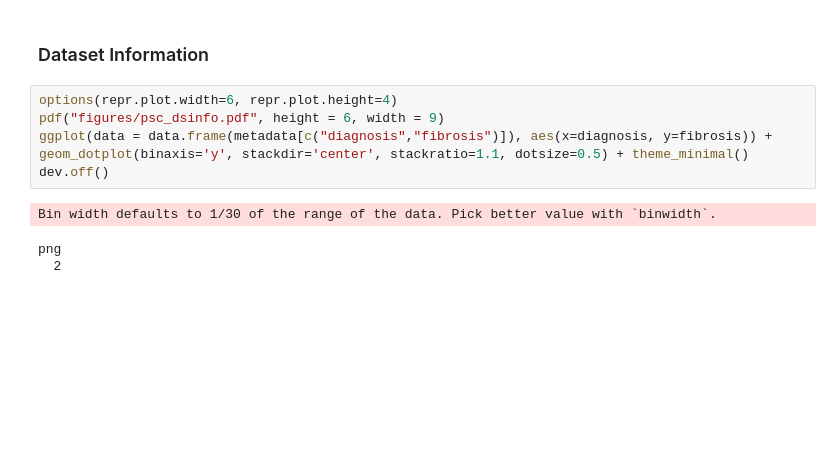
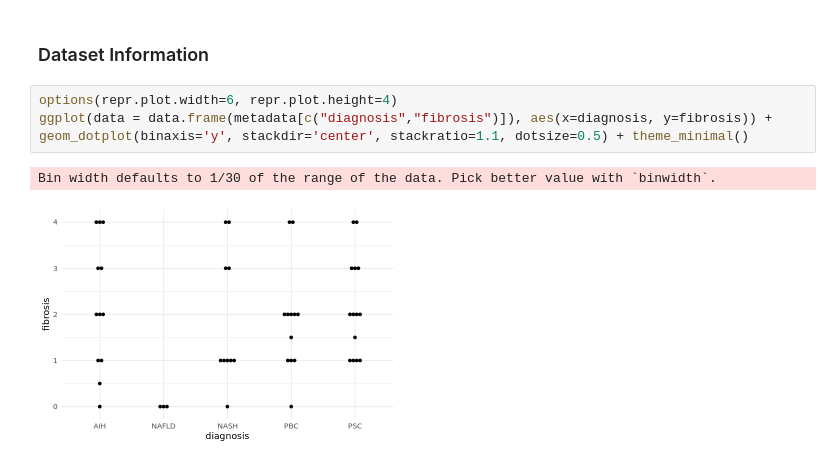
Before and after one commit to kepsi/Pathonoia, a Jupyter notebook: downstream_analysis/downstream_analysis_PSC.ipynb, the cells around one changed output. Cells and saved outputs as stored; diff of their text form; blank space fills up the shorter version.

```diff
--- a/downstream_analysis/downstream_analysis_PSC.ipynb
+++ b/downstream_analysis/downstream_analysis_PSC.ipynb
@@ -581,10 +371,7 @@ WebGes_MolFun <- function(genes, projectname){
 ### Dataset Information
 # %%
 options(repr.plot.width=6, repr.plot.height=4)
-pdf("figures/psc_dsinfo.pdf", height = 6, width = 9)
 ggplot(data = data.frame(metadata[c("diagnosis","fibrosis")]), aes(x=diagnosis, y=fibrosis)) + geom_dotplot(binaxis='y', stackdir='center', stackratio=1.1, dotsize=0.5) + theme_minimal()
-dev.off()
 # %% [output]
 Bin width defaults to 1/30 of the range of the data. Pick better value with `binwidth`.
-png
-  2
+[figure, added]
```
Also changed, not shown: parts of 24 cells of this notebook, 1 other file.
